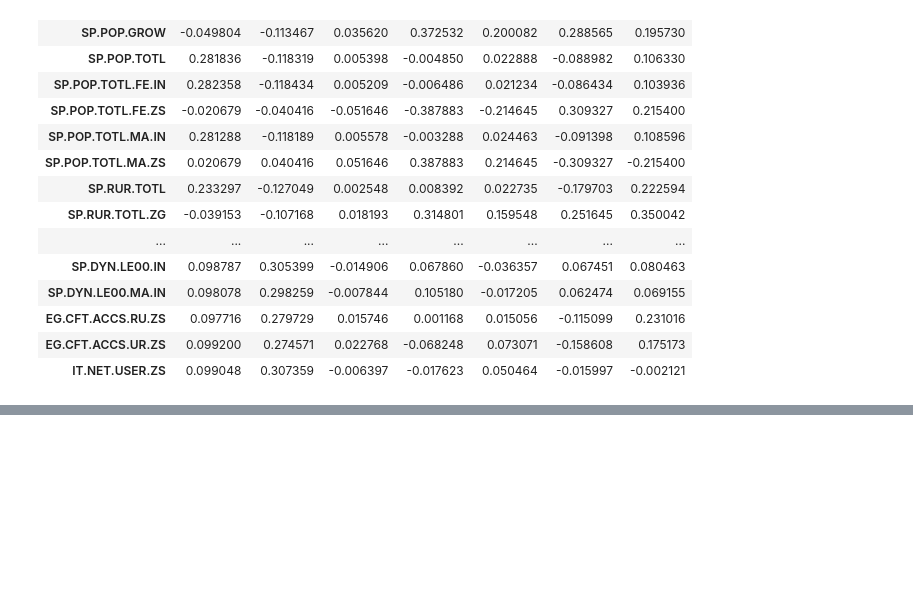
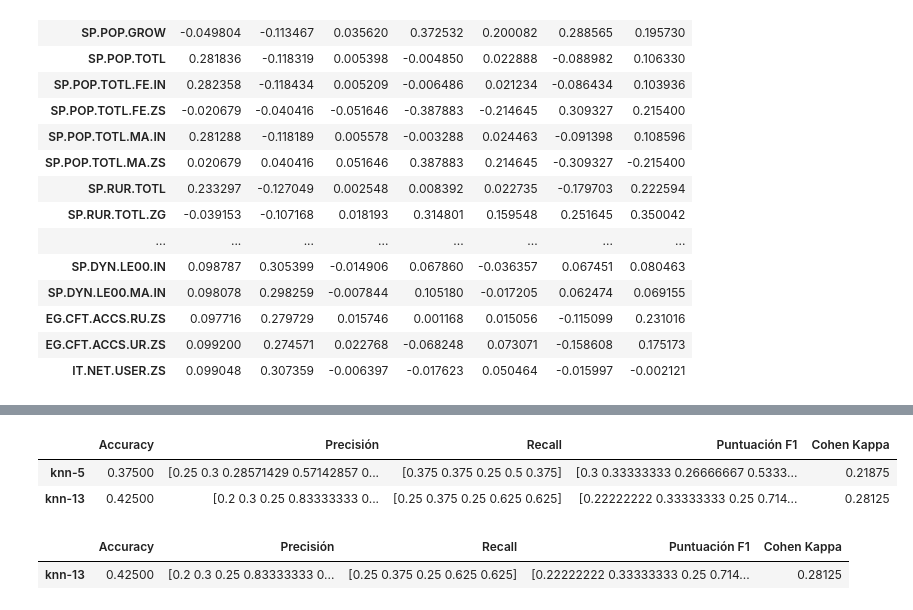
Before and after one commit to cristiancarcamo-netizen/Portafolio, a Jupyter notebook: World_bank.ipynb, the cells around one changed output, grey strips where cells are left out. Cells and saved outputs as stored; diff of their text form; code cells hidden in the pictures; blank space fills up the shorter version.

```diff
--- a/World_bank.ipynb
+++ b/World_bank.ipynb
@@ -422,0 +506,9 @@ loadings
+# %%
+#knn
+knn = KNeighborsClassifier(n_neighbors=5)
+#aplicar modelo a datos de entrenamiento
+knn_classifier = knn.fit(X_train_std, y_train)
+#
+kfold = StratifiedKFold(n_splits=5, shuffle = True, random_state=2025)
+#
+y_pred_knn = knn_classifier.predict(X_test_std)
@@ -422,0 +566,7 @@ loadings
+# %%
+#@title Obtener el mejor modelo
+modelo_final = mejor_modelo_knn.best_estimator_
+# Obtener predicciones con el set de test
+y_pred_best = modelo_final.predict(X_test_std)
+# Imprimir reporte de clasificación
+print(classification_report(y_test, y_pred_best))
@@ -422,0 +585,16 @@ loadings
+# %%
+#@title Almacenar resultados del modelo
+df_resultados = fn_metricas_info('knn-5', y_test, y_pred_knn)
+df_resultados = pd.concat([df_resultados,fn_metricas_info('knn-13', y_test, y_pred_best)], axis=0)
+
+df_resultados
+# %% [output]
+|  | Accuracy | Precisión | Recall | Puntuación F1 | Cohen Kappa |
+| knn-5 | 0.37500 | [0.25 0.3 0.28571429 0.57142857 0... | [0.375 0.375 0.25 0.5 0.375] | [0.3 0.33333333 0.26666667 0.5333... | 0.21875 |
+| knn-13 | 0.42500 | [0.2 0.3 0.25 0.83333333 0... | [0.25 0.375 0.25 0.625 0.625] | [0.22222222 0.33333333 0.25 0.714... | 0.28125 |
+# %%
+df_resultados = fn_metricas_info('knn-13', y_test, y_pred_best)
+df_resultados
+# %% [output]
+|  | Accuracy | Precisión | Recall | Puntuación F1 | Cohen Kappa |
+| knn-13 | 0.42500 | [0.2 0.3 0.25 0.83333333 0... | [0.25 0.375 0.25 0.625 0.625] | [0.22222222 0.33333333 0.25 0.714... | 0.28125 |
```
Also changed, not shown: parts of 33 cells of this notebook.
